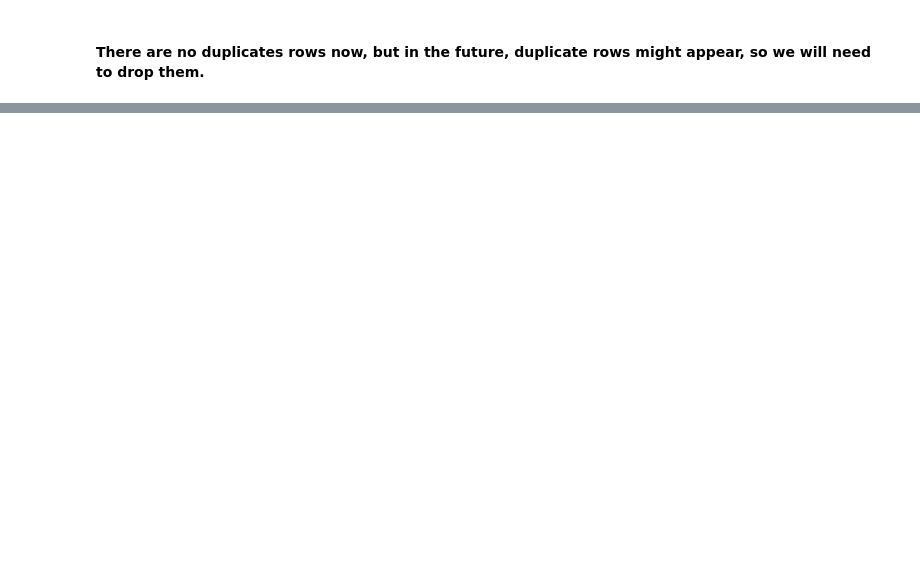
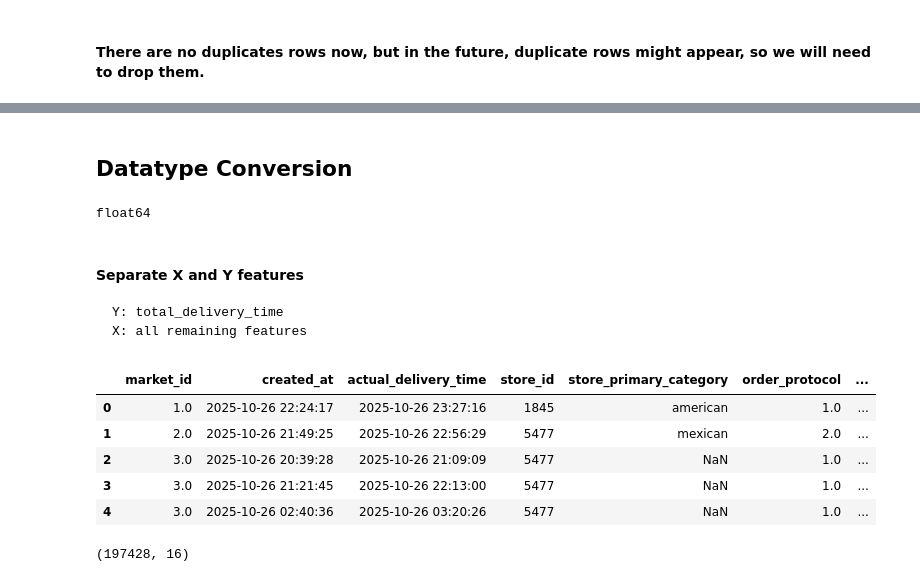
Before and after one commit to ganesh-207/Machine_learning, a Jupyter notebook: Project/Delivery Duration Prediction.ipynb, the cells around one changed output, grey strips where cells are left out. Drawn from its saved outputs; the diff is of its cells as text; code cells hidden in the pictures; blank space fills up the shorter version.

Commit message:
delivery duration project

```diff
--- a/Project/Delivery Duration Prediction.ipynb
+++ b/Project/Delivery Duration Prediction.ipynb
@@ -75,0 +78,30 @@ dtype: int64
+# %% [markdown]
+## Datatype Conversion
+# %%
+df['created_at'] = pd.to_datetime(df['created_at'])
+df['actual_delivery_time'] = pd.to_datetime(df['actual_delivery_time'])
+df['total_delivery_time'] = (df['actual_delivery_time'] - df['created_at']).dt.total_seconds()
+# %%
+print(df['total_delivery_time'].dtype)
+# %% [output]
+float64
+# %% [markdown]
+#### Separate X and Y features
+    Y: total_delivery_time
+    X: all remaining features
+# %%
+X = df.drop(columns=['total_delivery_time'])
+Y = df[['total_delivery_time']]
+# %%
+X.head()
+# %% [output]
+|  | market_id | created_at | actual_delivery_time | store_id | store_primary_category | order_protocol | ... |
+| 0 | 1.0 | 2025-10-26 22:24:17 | 2025-10-26 23:27:16 | 1845 | american | 1.0 | ... |
+| 1 | 2.0 | 2025-10-26 21:49:25 | 2025-10-26 22:56:29 | 5477 | mexican | 2.0 | ... |
+| 2 | 3.0 | 2025-10-26 20:39:28 | 2025-10-26 21:09:09 | 5477 | NaN | 1.0 | ... |
+| 3 | 3.0 | 2025-10-26 21:21:45 | 2025-10-26 22:13:00 | 5477 | NaN | 1.0 | ... |
+| 4 | 3.0 | 2025-10-26 02:40:36 | 2025-10-26 03:20:26 | 5477 | NaN | 1.0 | ... |
+# %%
+X.shape
+# %% [output]
+(197428, 16)
```
Also changed, not shown: parts of 16 cells of this notebook, 1 other file.
